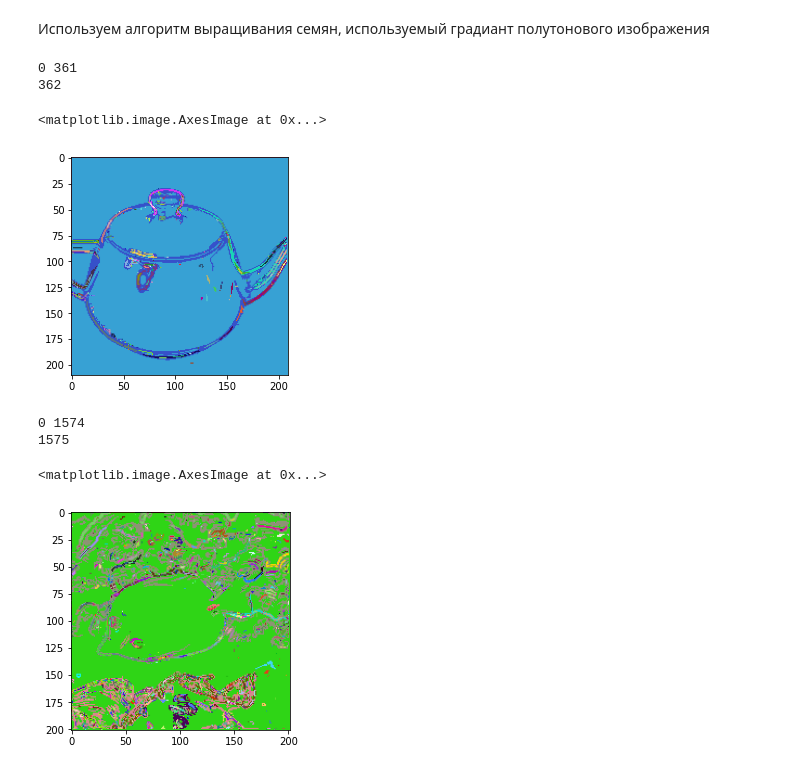
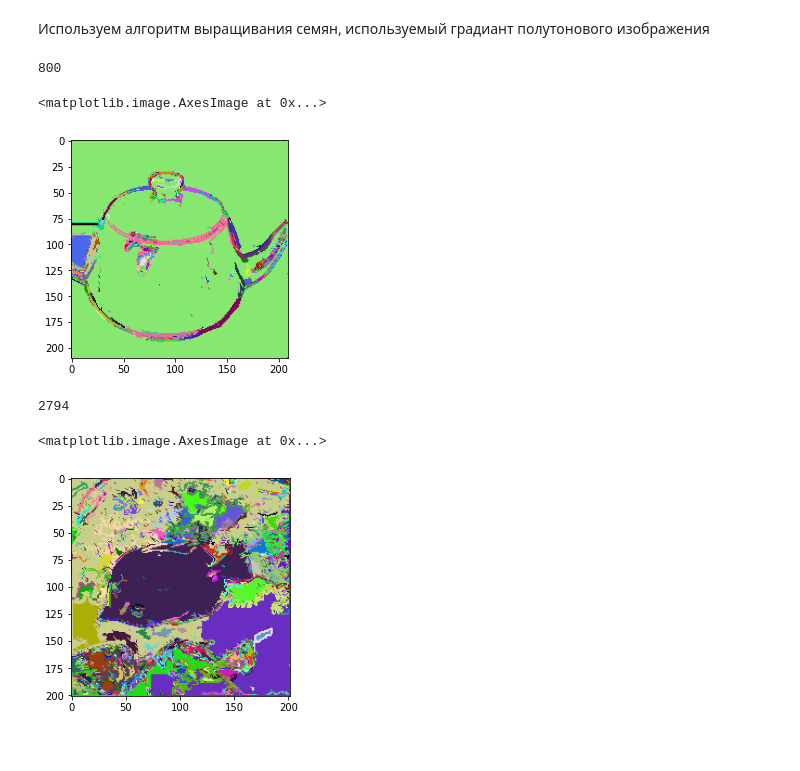
Before and after one commit to djhsgfjk/computer_vision, a Jupyter notebook: Lab2_Сравнение_алгоритмов_сегментации_изображений.ipynb, the cells around one changed output. Drawn from its saved outputs; the diff is of its cells as text; code cells hidden in the pictures.

```diff
--- a/Lab2_Сравнение_алгоритмов_сегментации_изображений.ipynb
+++ b/Lab2_Сравнение_алгоритмов_сегментации_изображений.ipynb
@@ -283,7 +278,7 @@ imshow(cleanImage2, cmap='gray', vmin=0, vmax=255)
 <matplotlib.image.AxesImage at 0x...>
 [figure]
 # %%
-cleanImage3 = solt_and_pepper_filtering(binaryImage3, 10)
+cleanImage3 = solt_and_pepper_filtering(binaryImage3)
 figure()
 imshow(cleanImage3, cmap='gray', vmin=0, vmax=255)
 # %% [output]
@@ -453,18 +431,26 @@ imshow(segmentedImage3, vmin=0, vmax=255)
 # %% [markdown]
 Находим локальные минимумы в гистограмме.
 # %%
-def local_mins(hist):
-  i = 0
-  min = []
+def local_mins(hist, n):
+  i = 1
+  mins = [0]
   while (i < len(hist)-1):
     while (i < len(hist)-1 and hist[i+1] >= hist[i]):
       i += 1
     while (i < len(hist)-1 and hist[i+1] <= hist[i]):
       i += 1
-    min.append(i)
-  return min
+    if i//n != mins[-1]//n:
+      mins.append(i)
+    else:
+      if hist[i] < hist[mins[-1]]:
+        mins[-1] = i
+    i += 1
+  if (mins[-1] != 255):
+    mins.append(255)
+
+  return mins[1:]
 # %%
-min1 = local_mins(y1)
+min1 = local_mins(y1, 16)
 print(len(min1))
 print(min1)
 figure()
@@ -520,7 +506,7 @@ def hist_method(min, image):
 
   return newImage
 # %%
-halftoneHistImage1 = solt_and_pepper_filtering(hist_method(min1, halftoneImage1), 10)
+halftoneHistImage1 = hist_method(min1, halftoneImage1)
 figure()
 imshow(halftoneHistImage1, cmap='gray', vmin=0, vmax=255)
 
@@ -634,25 +620,23 @@ print(gradient_cost1)
 # %% [markdown]
 Используем алгоритм выращивания семян, используемый градиант полутонового изображения
 # %%
-segmentedImage11, n = region_growing(gradient_cost1, 0, 0, 0.01)
+segmentedImage11, n = region_growing(gradient_cost1, 150, 100, 0.01)
 print(n)
 figure()
 imshow(segmentedImage11, vmin=0, vmax=255)
 # %% [output]
-0 361
-362
+800
 <matplotlib.image.AxesImage at 0x...>
-[figure, old version]
+[figure, new version]
 # %%
-segmentedImage22, n = region_growing(gradient_cost2, 150, 75, 0.01)
+segmentedImage22, n = region_growing(gradient_cost2, 100, 90, 0.01)
 print(n)
 figure()
 imshow(segmentedImage22, vmin=0, vmax=255)
 # %% [output]
-0 1574
-1575
+2794
 <matplotlib.image.AxesImage at 0x...>
-[figure, old version]
+[figure, new version]
 # %%
 segmentedImage33, n = region_growing(gradient_cost3, 100, 100, 0.01)
 print(n)
```
Also changed, not shown: parts of 16 cells of this notebook.
